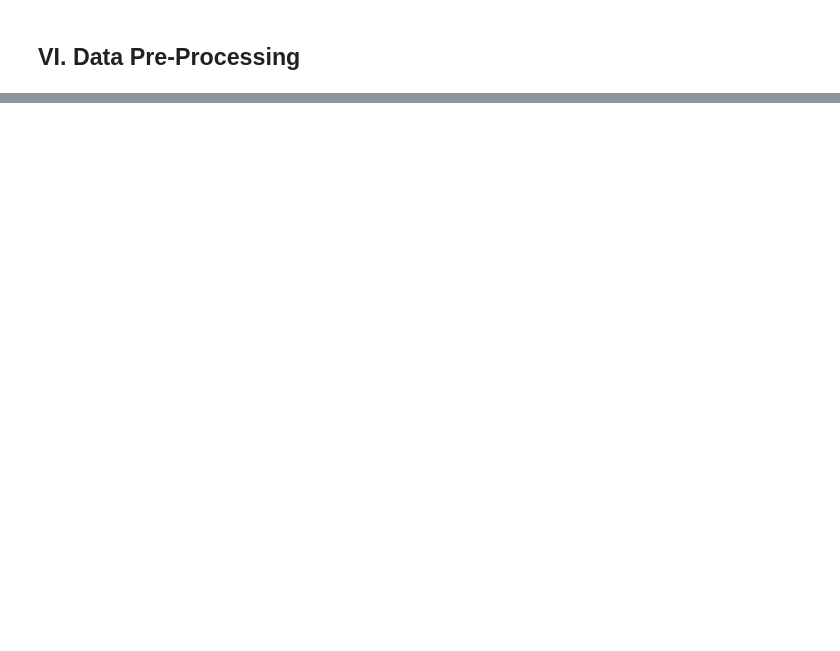
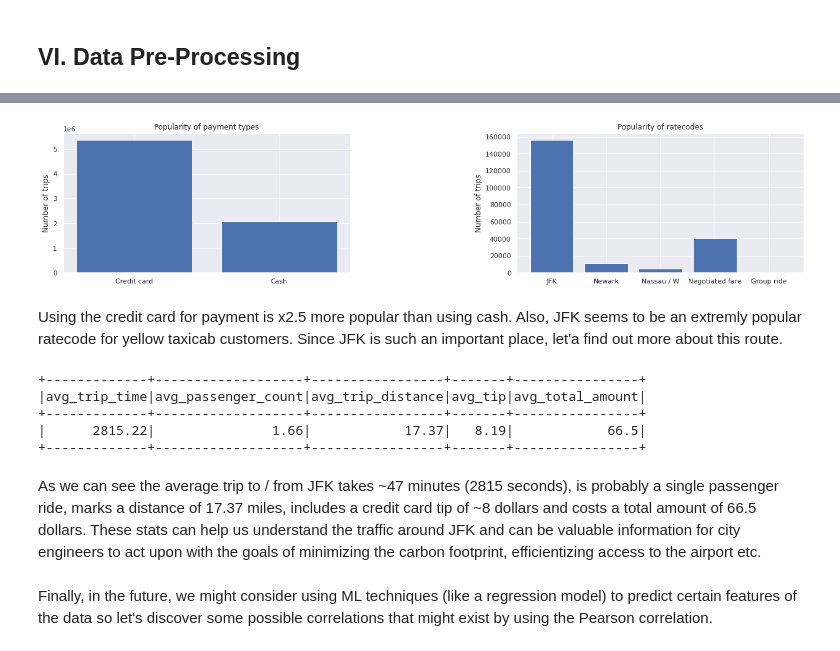
Before and after one commit to mehai/nyc-taxi-rides, a Jupyter notebook: nyc-taxi-rides.ipynb, the cells around one changed output, grey strips where cells are left out. Saved outputs shown, nothing was run; the diff lists cells and outputs as text; code cells hidden in the pictures; blank space fills up the shorter version.

```diff
--- a/nyc-taxi-rides.ipynb
+++ b/nyc-taxi-rides.ipynb
@@ -294,0 +475,40 @@ trips.filter('fare_amount < 0.0 or fare_amount > 100000.0 or tip_amount < 0.0 or
+# %%
+payment_types = spark.sql('SELECT payment_type, COUNT(*) as cnt FROM trips GROUP BY payment_type HAVING payment_type IN (1, 2) ORDER BY payment_type')
+ratecodes = spark.sql('SELECT RatecodeID, COUNT(*) as cnt FROM trips GROUP BY RatecodeID HAVING RatecodeID != 1 ORDER BY RatecodeID')
+# %%
+# now let's visualize the results
+fig, (ax1, ax2) = plt.subplots(ncols=2)
+pandasDF1 = payment_types.toPandas()
+pandasDF2 = ratecodes.toPandas()
+payment_types_list = ['Credit card', 'Cash']
+ratecodes_list = ['JFK', 'Newark', 'Nassau / W', 'Negotiated fare', 'Group ride']
+plot(payment_types_list, pandasDF1.cnt, ax1, 'Popularity of payment types', 'Number of trips')
+plot(ratecodes_list, pandasDF2.cnt, ax2, 'Popularity of ratecodes', 'Number of trips')
+fig.tight_layout()
+fig.set_size_inches(20, 4)
+# %% [output]
+[figure, added]
+# %% [markdown]
+Using the credit card for payment is x2.5 more popular than using cash. Also, JFK seems to be an extremly popular ratecode for yellow taxicab customers. Since JFK is such an important place, let'a find out more about this route.
+# %%
+jfk = spark.sql('''
+SELECT round(avg(unix_timestamp(tpep_dropoff_datetime) - unix_timestamp(tpep_pickup_datetime)), 2) AS avg_trip_time,
+    round(avg(passenger_count), 2) AS avg_passenger_count,
+    round(avg(trip_distance), 2) AS avg_trip_distance,
+    round(avg(tip_amount), 2) AS avg_tip,
+    round(avg(total_amount), 2) AS avg_total_amount
+FROM trips
+GROUP BY RatecodeID
+HAVING RatecodeID = 2
+''')
+jfk.show()
+# %% [output]
++-------------+-------------------+-----------------+-------+----------------+
+|avg_trip_time|avg_passenger_count|avg_trip_distance|avg_tip|avg_total_amount|
++-------------+-------------------+-----------------+-------+----------------+
+|      2815.22|               1.66|            17.37|   8.19|            66.5|
++-------------+-------------------+-----------------+-------+----------------+
+# %% [markdown]
+As we can see the average trip to / from JFK takes ~47 minutes (2815 seconds), is probably a single passenger ride, marks a distance of 17.37 miles, includes a credit card tip of ~8 dollars and costs a total amount of 66.5 dollars. These stats can help us understand the traffic around JFK and can be valuable information for city engineers to act upon with the goals of minimizing the carbon footprint, efficientizing access to the airport etc.
+# %% [markdown]
+Finally, in the future, we might consider using ML techniques (like a regression model) to predict certain features of the data so let's discover some possible correlations that might exist by using the Pearson correlation.
```
Also changed, not shown: parts of 65 cells of this notebook.
